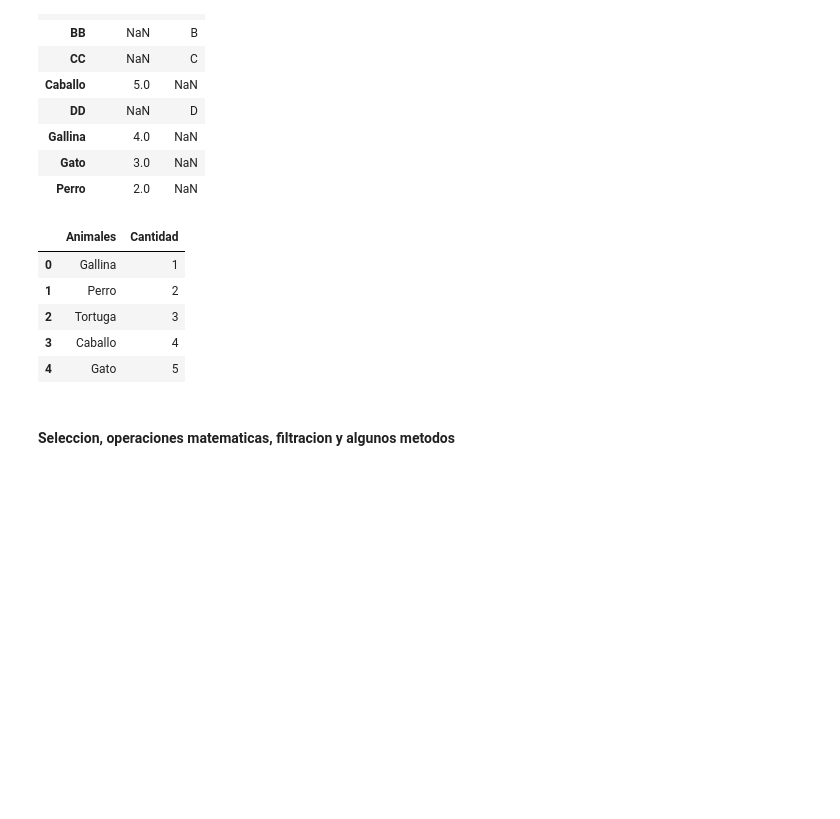
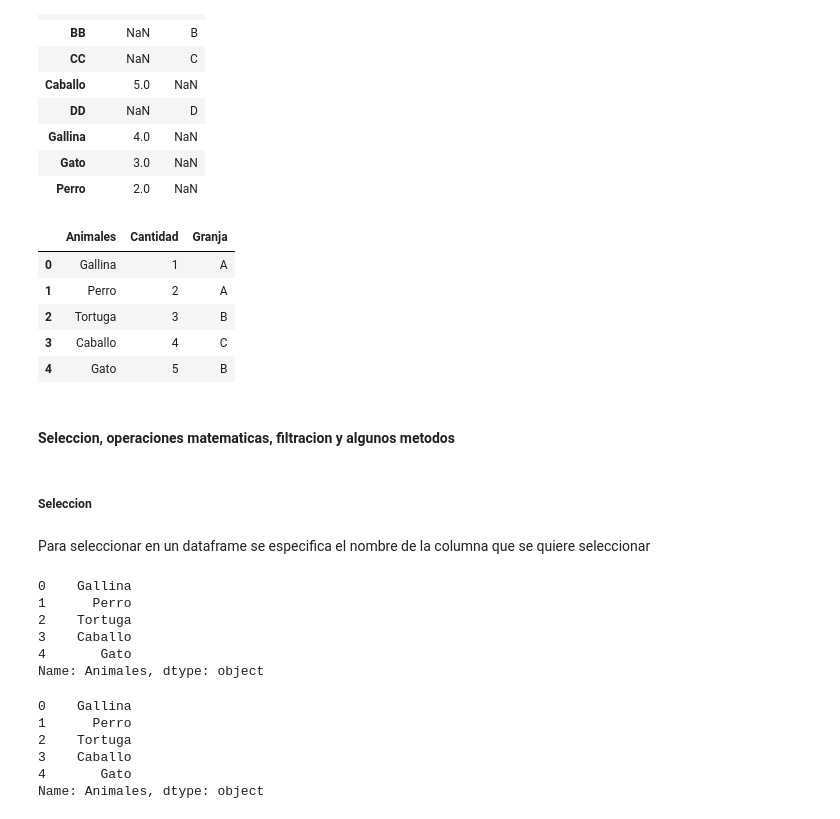
Before and after one commit to mrHyde90/DataScienceCourse, a Jupyter notebook: Pandas.ipynb, the cells around one changed output. Cells and saved outputs as stored; diff of their text form; code cells hidden in the pictures; blank space fills up the shorter version.

```diff
--- a/Pandas.ipynb
+++ b/Pandas.ipynb
@@ -189,14 +225,40 @@ df
 | Perro | 2.0 | NaN |
 # %%
 #Creando un dataframe con diccionarios
-dfDic = pd.DataFrame({"Animales": ["Gallina", "Perro", "Tortuga", "Caballo", "Gato"], "Cantidad": [1, 2, 3, 4, 5]})
+dfDic = pd.DataFrame({"Animales": ["Gallina", "Perro", "Tortuga", "Caballo", "Gato"], "Cantidad": [1, 2, 3, 4, 5], "Granja": ["A", "A", "B", "C", "B"]})
 dfDic
 # %% [output]
-|  | Animales | Cantidad |
-| 0 | Gallina | 1 |
-| 1 | Perro | 2 |
-| 2 | Tortuga | 3 |
-| 3 | Caballo | 4 |
-| 4 | Gato | 5 |
+|  | Animales | Cantidad | Granja |
+| 0 | Gallina | 1 | A |
+| 1 | Perro | 2 | A |
+| 2 | Tortuga | 3 | B |
+| 3 | Caballo | 4 | C |
+| 4 | Gato | 5 | B |
 # %% [markdown]
 #### Seleccion,  operaciones matematicas, filtracion y algunos metodos
+# %% [markdown]
+##### Seleccion
+# %% [markdown]
+Para seleccionar en un dataframe se especifica el nombre de la columna que se quiere seleccionar
+# %%
+#Seleccion con el punto
+#Crea una serie
+dfDic.Animales
+# %% [output]
+0    Gallina
+1      Perro
+2    Tortuga
+3    Caballo
+4       Gato
+Name: Animales, dtype: object
+# %%
+#Seleccion de una columna mediante brackets
+#Crea una serie
+dfDic["Animales"]
+# %% [output]
+0    Gallina
+1      Perro
+2    Tortuga
+3    Caballo
+4       Gato
+Name: Animales, dtype: object
```
Also changed, not shown: parts of 30 cells of this notebook.
